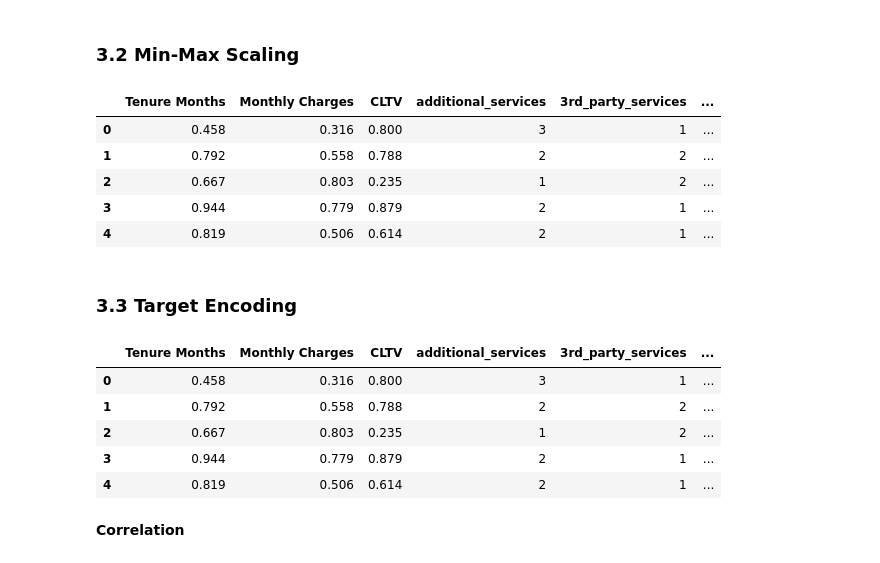
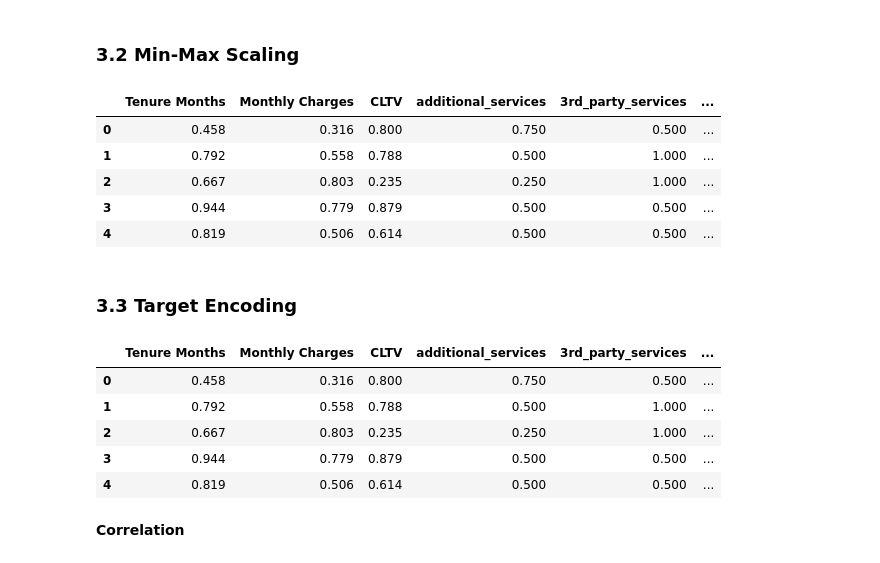
Before and after one commit to lintosunny/churn-x, a Jupyter notebook: ml/notebooks/feature_engineering.ipynb, the cells around one changed output. Saved outputs shown, nothing was run; the diff lists cells and outputs as text; code cells hidden in the pictures.

```diff
--- a/ml/notebooks/feature_engineering.ipynb
+++ b/ml/notebooks/feature_engineering.ipynb
@@ -462,17 +462,17 @@ for col in cols_to_label_encode:
 # %% [markdown]
 ### 3.2 Min-Max Scaling
 # %%
-cols_to_scale = ['CLTV', 'Tenure Months', 'Monthly Charges']
+cols_to_scale = ['CLTV', 'Tenure Months', 'Monthly Charges', 'additional_services', '3rd_party_services']
 X_train[cols_to_scale] = scaler.fit_transform(X_train[cols_to_scale])
 X_test[cols_to_scale] = scaler.fit_transform(X_test[cols_to_scale])
 X_train.head()
 # %% [output]
 |  | Tenure Months | Monthly Charges | CLTV | additional_services | 3rd_party_services | ... |
-| 0 | 0.458 | 0.316 | 0.800 | 3 | 1 | ... |
-| 1 | 0.792 | 0.558 | 0.788 | 2 | 2 | ... |
-| 2 | 0.667 | 0.803 | 0.235 | 1 | 2 | ... |
-| 3 | 0.944 | 0.779 | 0.879 | 2 | 1 | ... |
-| 4 | 0.819 | 0.506 | 0.614 | 2 | 1 | ... |
+| 0 | 0.458 | 0.316 | 0.800 | 0.750 | 0.500 | ... |
+| 1 | 0.792 | 0.558 | 0.788 | 0.500 | 1.000 | ... |
+| 2 | 0.667 | 0.803 | 0.235 | 0.250 | 1.000 | ... |
+| 3 | 0.944 | 0.779 | 0.879 | 0.500 | 0.500 | ... |
+| 4 | 0.819 | 0.506 | 0.614 | 0.500 | 0.500 | ... |
 # %% [markdown]
 ### 3.3 Target Encoding
 # %%
@@ -489,11 +489,11 @@ X_test_encoded = encoder.transform(X_test, y_test)
 X_train_encoded.head()
 # %% [output]
 |  | Tenure Months | Monthly Charges | CLTV | additional_services | 3rd_party_services | ... |
-| 0 | 0.458 | 0.316 | 0.800 | 3 | 1 | ... |
-| 1 | 0.792 | 0.558 | 0.788 | 2 | 2 | ... |
-| 2 | 0.667 | 0.803 | 0.235 | 1 | 2 | ... |
-| 3 | 0.944 | 0.779 | 0.879 | 2 | 1 | ... |
-| 4 | 0.819 | 0.506 | 0.614 | 2 | 1 | ... |
+| 0 | 0.458 | 0.316 | 0.800 | 0.750 | 0.500 | ... |
+| 1 | 0.792 | 0.558 | 0.788 | 0.500 | 1.000 | ... |
+| 2 | 0.667 | 0.803 | 0.235 | 0.250 | 1.000 | ... |
+| 3 | 0.944 | 0.779 | 0.879 | 0.500 | 0.500 | ... |
+| 4 | 0.819 | 0.506 | 0.614 | 0.500 | 0.500 | ... |
 # %% [markdown]
 **Correlation**
 # %%
```
Also changed, not shown: parts of 5 cells of this notebook, 8 other files.
